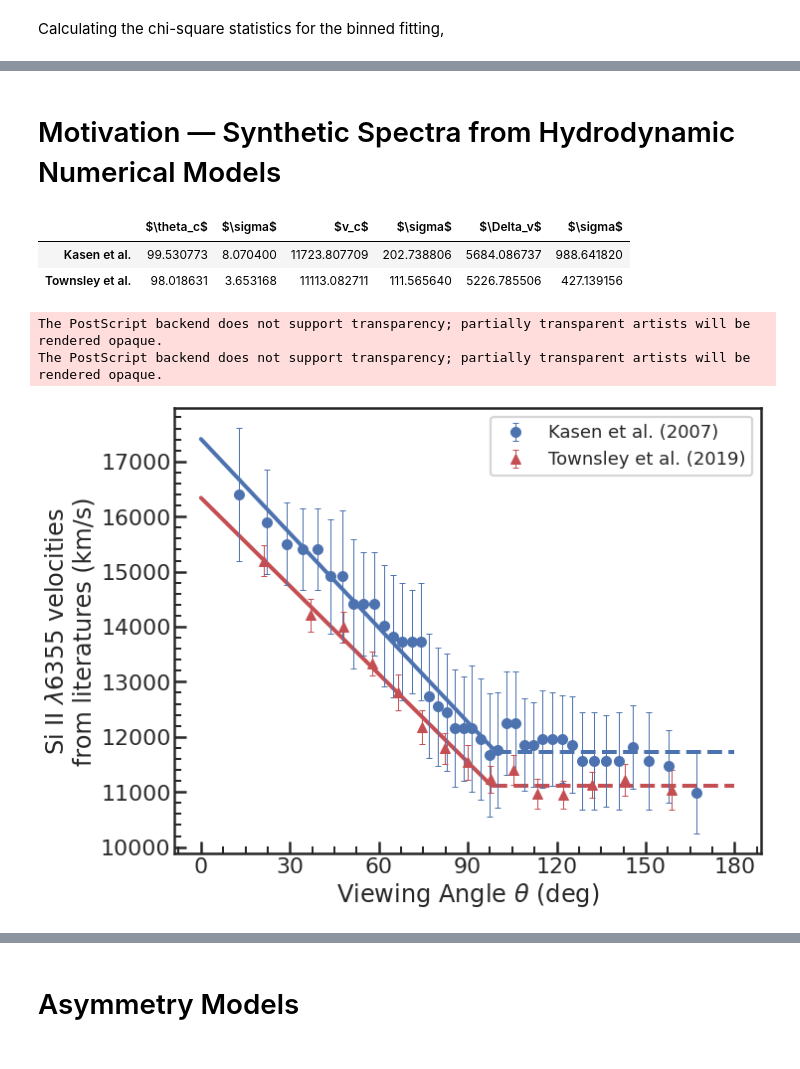
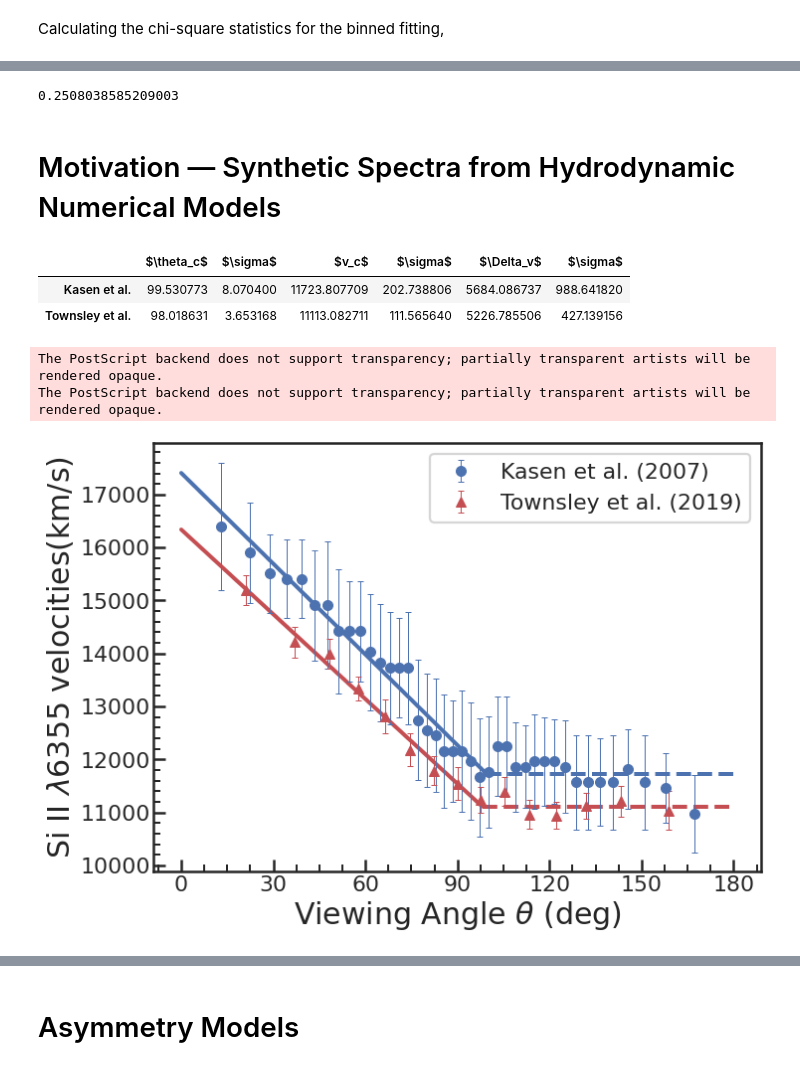
Before and after one commit to ketozhang/ejecta-velocities-of-type-Ia-supernovae, a Jupyter notebook: report.ipynb, the cells around one changed output, grey strips where cells are left out. Saved outputs shown, nothing was run; the diff lists cells and outputs as text; code cells hidden in the pictures.

```diff
--- a/report.ipynb
+++ b/report.ipynb
@@ -437,3 +467,7 @@ display(_)
+# %%
+(data['v_siII'] > 12000).sum() / len(data)
+# %% [output]
+0.2508038585209003
 # %% [markdown]
 # Motivation &mdash; Synthetic Spectra from Hydrodynamic Numerical Models
 # %%
@@ -548,37 +582,37 @@ townsley_results = pd.DataFrame([[
 
 plt.plot(x[x <= params[0]],
          piecewise_linear(x, *params)[x <= params[0]],
          color='r',
          lw=4,
          zorder=1)
 plt.plot(x[x > params[0]],
          piecewise_linear(x, *params)[x > params[0]],
          color='r',
          lw=4,
          zorder=1,
          ls='--')
 
 # Plot config
 plt.xticks(np.arange(0, 190, 30))
-plt.xlabel(r'Viewing Angle $\theta$ (deg)')
-plt.ylabel('Si II $\lambda$6355 velocities\nfrom literatures (km/s)')
+plt.xlabel(r'Viewing Angle $\theta$ (deg)', fontsize=30)
+plt.ylabel('Si II $\lambda$6355 velocities(km/s)', fontsize=30)
 plt.tight_layout(pad=0)
-plt.legend()
+plt.legend(fontsize=22)
 
 display(pd.concat([kasen_results, townsley_results]))
 
 plt.savefig(
     'results/velocity_synthetic_spectra.eps',
     orientation='landscape',
     format='eps',
 )
 # %% [output]
 |  | $\theta_c$ | $\sigma$ | $v_c$ | $\sigma$ | $\Delta_v$ | $\sigma$ |
 | Kasen et al. | 99.530773 | 8.070400 | 11723.807709 | 202.738806 | 5684.086737 | 988.641820 |
 | Townsley et al. | 98.018631 | 3.653168 | 11113.082711 | 111.565640 | 5226.785506 | 427.139156 |
 The PostScript backend does not support transparency; partially transparent artists will be rendered opaque.
 The PostScript backend does not support transparency; partially transparent artists will be rendered opaque.
-[figure, old version]
+[figure, new version]
 # %%
 params, _ = curve_fit(piecewise_linear, np.concatenate([kasen_model['viewing_angle'], townsley_model['viewing_angle']]), np.concatenate([kasen_model['v_siII'], townsley_model['v_siII']]), p0=[100, 12000, -4000/60])
 
```
Also changed, not shown: parts of 14 cells of this notebook, 16 other files.
